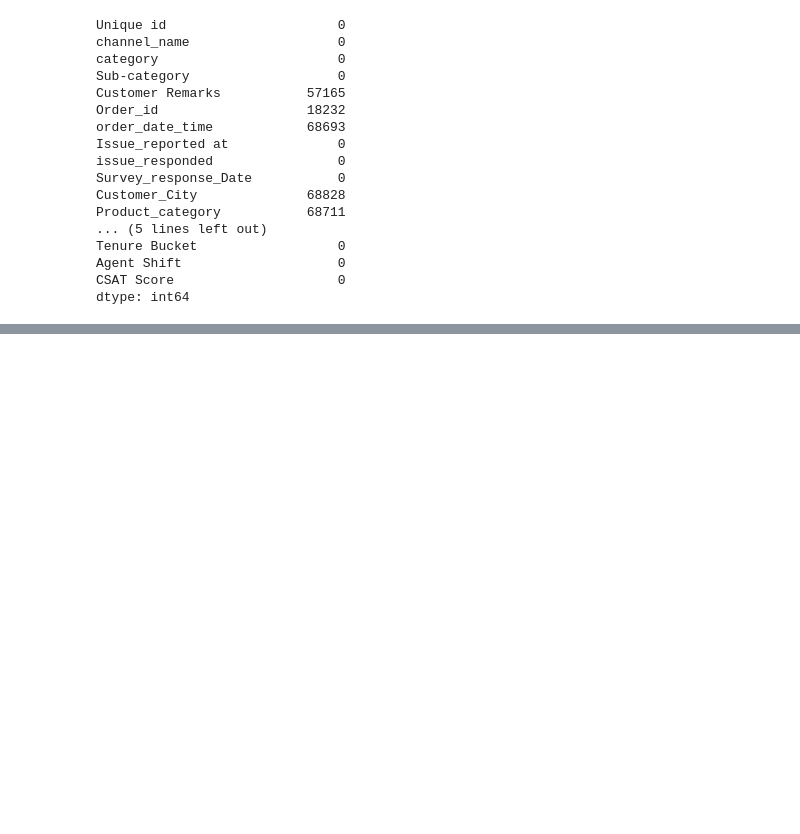
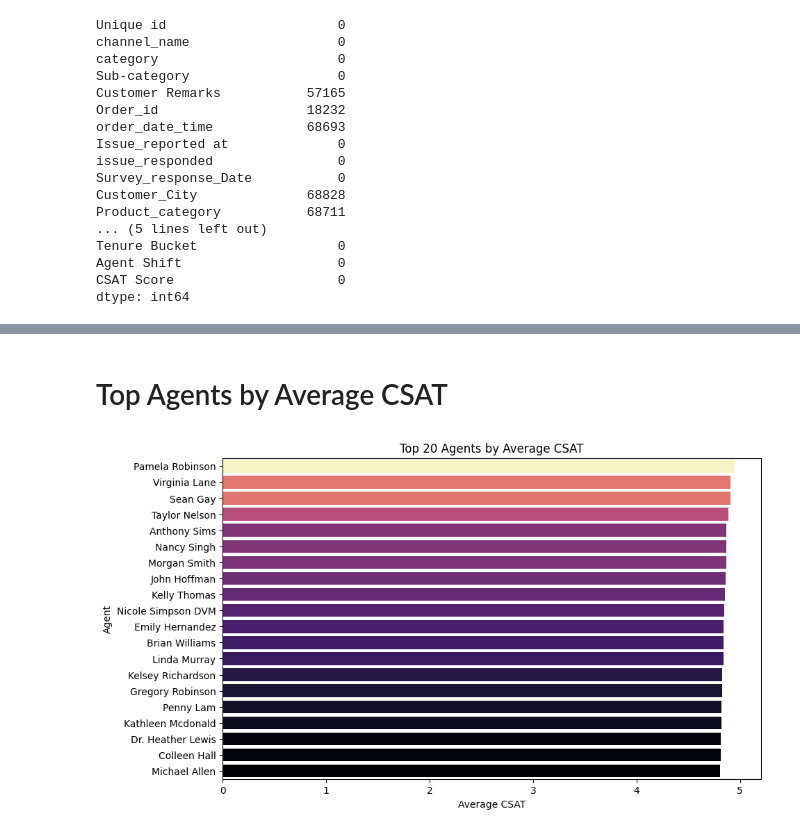
Before and after one commit to Sumit-Prasad01/DeepCSAT-Ecommerce-Customer-Satisfaction-Score-Prediction, a Jupyter notebook: notebooks/Data_Analysis.ipynb, the cells around one changed output, grey strips where cells are left out. Drawn from its saved outputs; the diff is of its cells as text; code cells hidden in the pictures; blank space fills up the shorter version.

```diff
--- a/notebooks/Data_Analysis.ipynb
+++ b/notebooks/Data_Analysis.ipynb
@@ -37,0 +395,12 @@ dtype: int64
+# %% [markdown]
+# Top Agents by Average CSAT
+# %%
+plt.figure(figsize=(10,6))
+top_agents = df.groupby('Agent_name')['CSAT Score'].mean().sort_values(ascending=False).head(20)
+sns.barplot(x=top_agents.values, y=top_agents.index, hue = top_agents.values, legend = False, palette='magma')
+plt.title('Top 20 Agents by Average CSAT')
+plt.xlabel('Average CSAT')
+plt.ylabel('Agent')
+plt.show()
+# %% [output]
+[figure, added]
```
Also changed, not shown: parts of 99 cells of this notebook.
